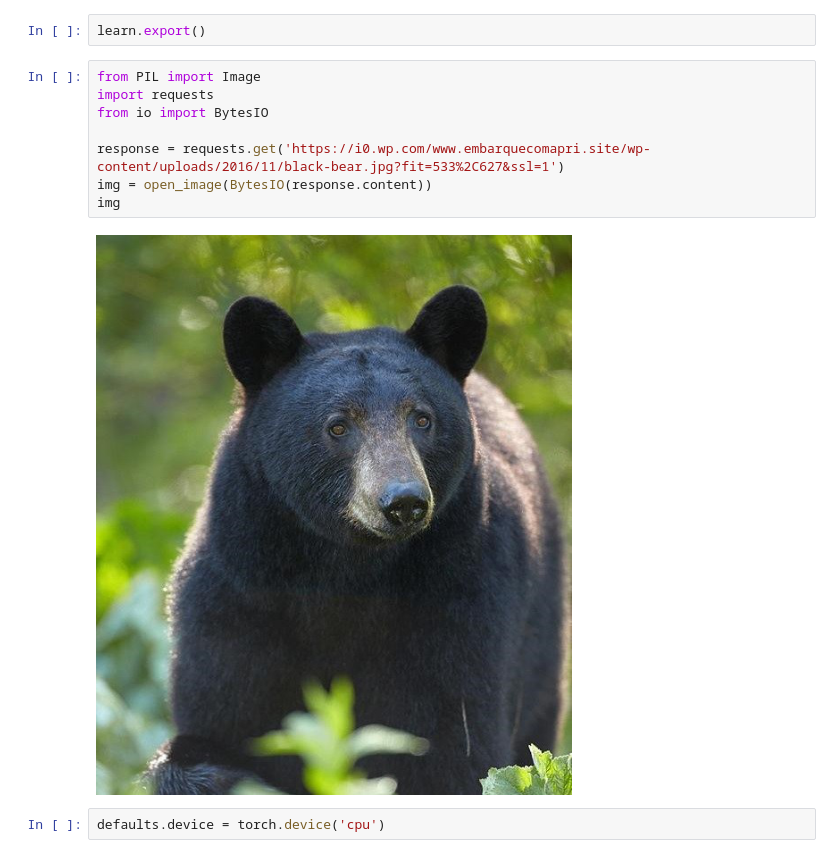
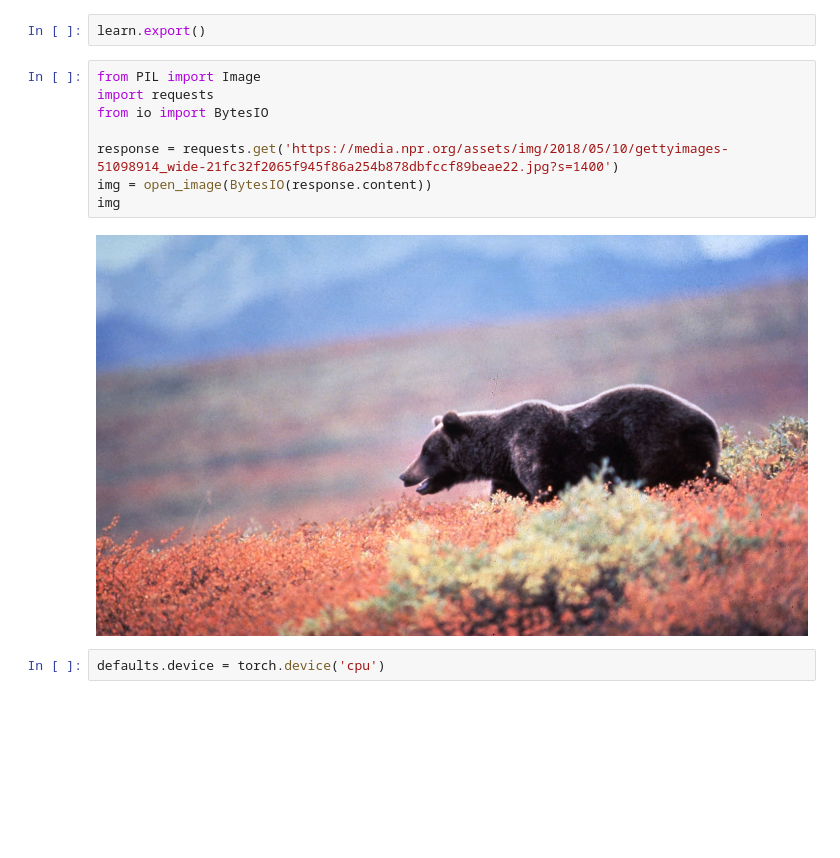
Before and after one commit to joaopedsa/testes-fastai, a Jupyter notebook: teste-fastai2.ipynb, the cells around one changed output. Drawn from its saved outputs; the diff is of its cells as text; blank space fills up the shorter version.

```diff
--- a/teste-fastai2.ipynb
+++ b/teste-fastai2.ipynb
@@ -125,13 +126,13 @@ learn.export()
 # %%
 from PIL import Image
 import requests
 from io import BytesIO
 
-response = requests.get('https://i0.wp.com/www.embarquecomapri.site/wp-content/uploads/2016/11/black-bear.jpg?fit=533%2C627&ssl=1')
+response = requests.get('https://media.npr.org/assets/img/2018/05/10/gettyimages-51098914_wide-21fc32f2065f945f86a254b878dbfccf89beae22.jpg?s=1400')
 img = open_image(BytesIO(response.content))
 img
 # %% [output]
-[figure, old version]
+[figure, new version]
 # %%
 defaults.device = torch.device('cpu')
 # %%
```
Also changed, not shown: parts of 8 cells of this notebook.
